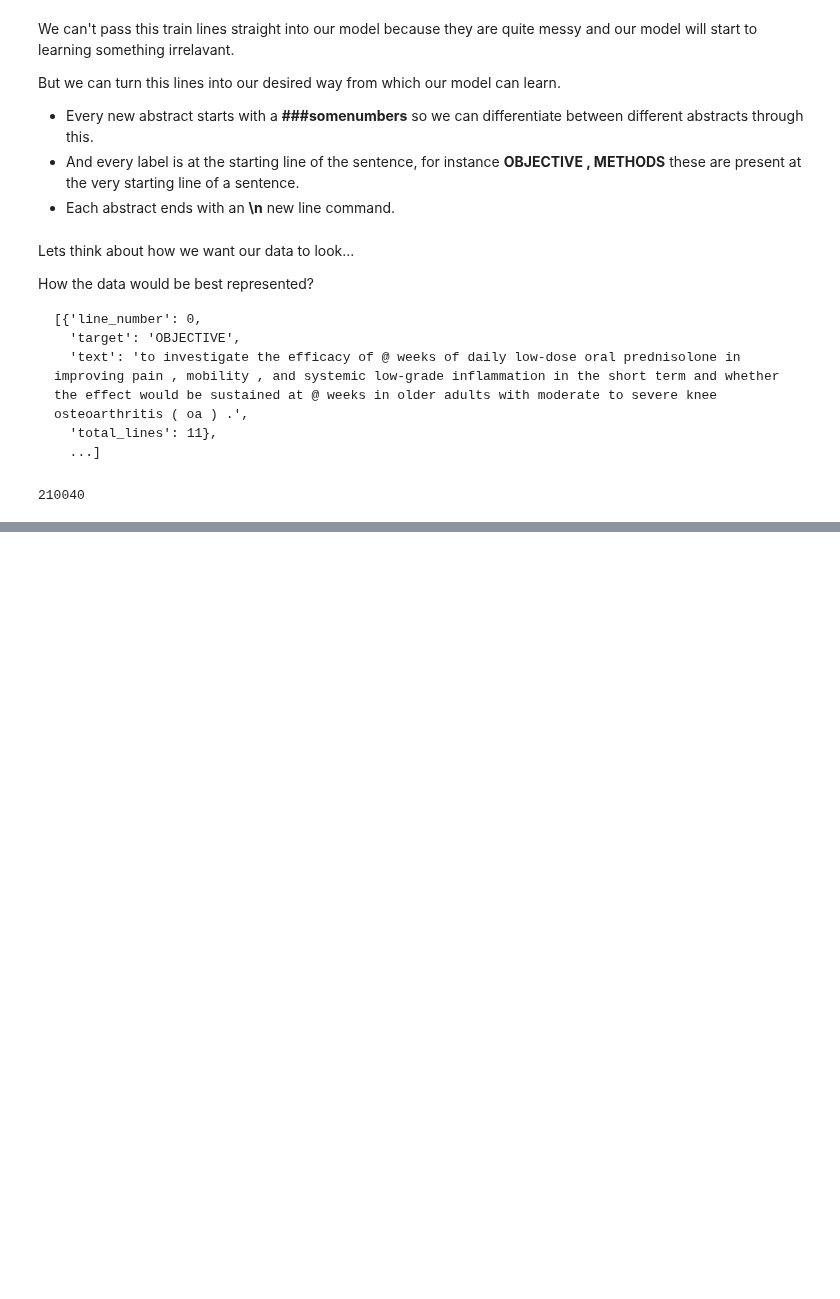
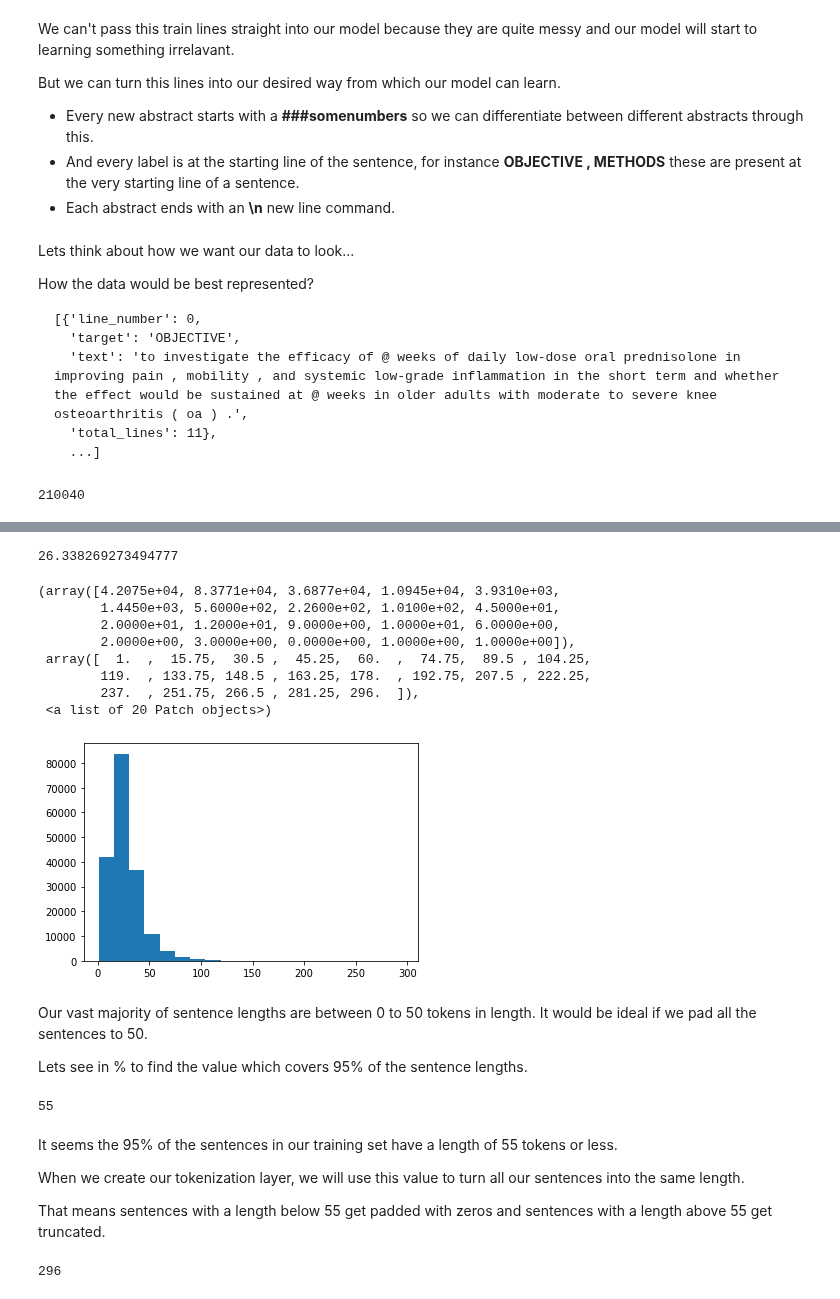
Before and after one commit to ashikshafi08/Learning_Tensorflow, a Jupyter notebook: Notebooks/Milestone_Project_2_SkimLit.ipynb, the cells around one changed output, grey strips where cells are left out. Saved outputs shown, nothing was run; the diff lists cells and outputs as text; code cells hidden in the pictures; blank space fills up the shorter version.

```diff
--- a/Notebooks/Milestone_Project_2_SkimLit.ipynb
+++ b/Notebooks/Milestone_Project_2_SkimLit.ipynb
@@ -158,0 +317,8 @@ len(train_lines)
+# %%
+# Convert abstract text lines from df to a lists
+train_sentences = train_df['text'].to_list()
+val_sentences = val_df['text'].to_list()
+test_sentences = test_df['text'].to_list()
+
+# Printing the shapes of the sentences
+print(len(train_sentences) , len(val_sentences) , len(test_sentences) )
@@ -158,0 +522,44 @@ len(train_lines)
+# %%
+# How long is each sentence on average? (spread of sentence len)
+sent_lens = [len(sentence.split()) for sentence in train_sentences]
+
+# Taking average of the sentence lens
+avg_sent_len = np.mean(sent_lens)
+avg_sent_len
+# %% [output]
+26.338269273494777
+# %%
+# Whats the distribution look like?
+import matplotlib.pyplot as plt
+plt.hist(sent_lens , bins = 20)
+# %% [output]
+(array([4.2075e+04, 8.3771e+04, 3.6877e+04, 1.0945e+04, 3.9310e+03,
+        1.4450e+03, 5.6000e+02, 2.2600e+02, 1.0100e+02, 4.5000e+01,
+        2.0000e+01, 1.2000e+01, 9.0000e+00, 1.0000e+01, 6.0000e+00,
+        2.0000e+00, 3.0000e+00, 0.0000e+00, 1.0000e+00, 1.0000e+00]),
+ array([  1.  ,  15.75,  30.5 ,  45.25,  60.  ,  74.75,  89.5 , 104.25,
+        119.  , 133.75, 148.5 , 163.25, 178.  , 192.75, 207.5 , 222.25,
+        237.  , 251.75, 266.5 , 281.25, 296.  ]),
+ <a list of 20 Patch objects>)
+[figure, added]
+# %% [markdown]
+Our vast majority of sentence lengths are between 0 to 50 tokens in length. It would be ideal if we pad all the sentences to 50.
+
+Lets see in % to find the value which covers 95% of the sentence lengths.
+# %%
+# How long a sentence covers 95% of the lengths?
+output_seq_len = int(np.percentile(sent_lens , 95))
+output_seq_len
+# %% [output]
+55
+# %% [markdown]
+It seems the 95% of the sentences in our training set have a length of 55 tokens or less.
+
+When we create our tokenization layer, we will use this value to turn all our sentences into the same length.
+
+That means sentences with a length below 55 get padded with zeros and sentences with a length above 55 get truncated.
+# %%
+# Maximum seq lenght in our training set
+max(sent_lens) # Something is 296 words long
+# %% [output]
+296
```
Also changed, not shown: parts of 64 cells of this notebook.
